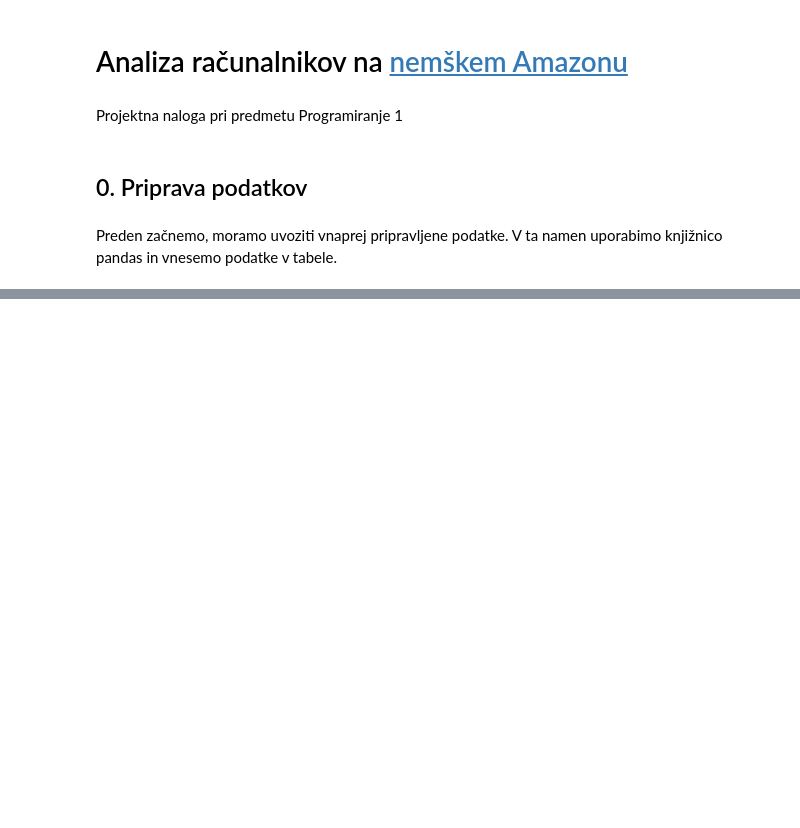
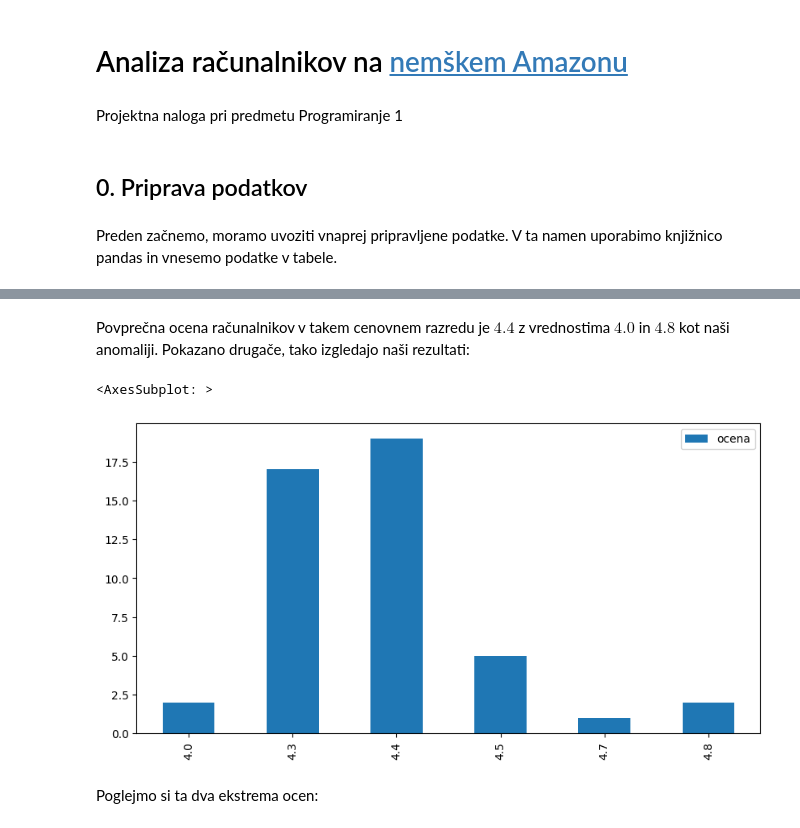
Before and after one commit to tjazerzen/NUC-computer-analysis, a Jupyter notebook: Analiza.ipynb, the cells around one changed output, grey strips where cells are left out. Saved outputs shown, nothing was run; the diff lists cells and outputs as text; code cells hidden in the pictures; blank space fills up the shorter version.

```diff
--- a/Analiza.ipynb
+++ b/Analiza.ipynb
@@ -51,0 +182,18 @@ dtype: object
+# %% [markdown]
+Povprečna ocena računalnikov v takem cenovnem razredu je $4.4$ z vrednostima $4.0$ in $4.8$ kot naši anomaliji. Pokazano drugače, tako izgledajo naši rezultati:
+# %%
+pd.DataFrame(
+    nuci[
+    (nuci['cena_discrete'] == 350) & (nuci['stevilo_ocen'] >= 10)
+][
+    'ocena'
+].value_counts(
+).sort_values(
+    ascending=False
+).sort_index()
+).plot.bar()
+# %% [output]
+<AxesSubplot: >
+[figure, added]
+# %% [markdown]
+Poglejmo si ta dva ekstrema ocen:
```
Also changed, not shown: parts of 49 cells of this notebook.
